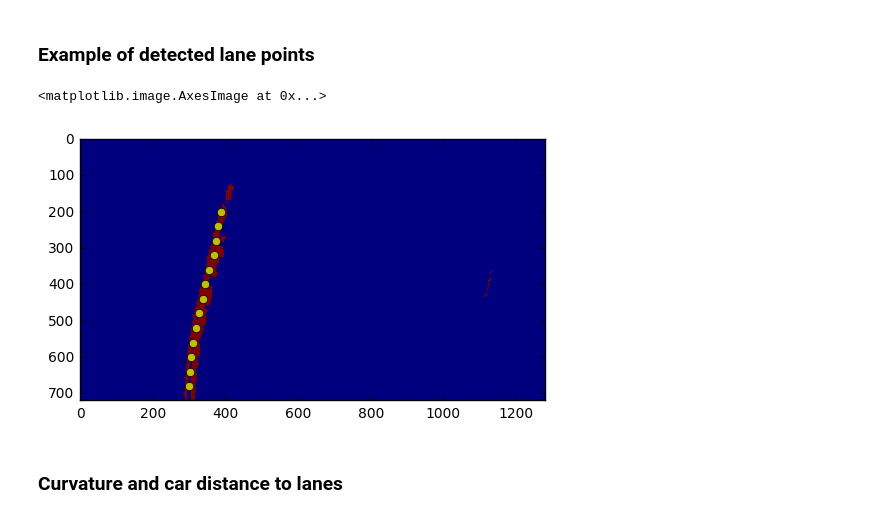
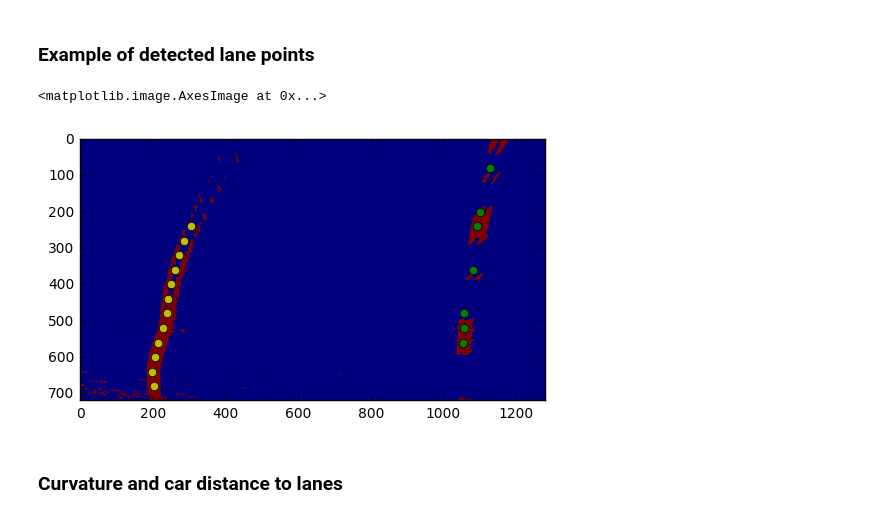
Before and after one commit to nmitsou/CarND-Advanced-Lane-Lines, a Jupyter notebook: calibrate.ipynb, the cells around one changed output. Cells and saved outputs as stored; diff of their text form; code cells hidden in the pictures.

```diff
--- a/calibrate.ipynb
+++ b/calibrate.ipynb
@@ -118,7 +119,7 @@ Done!
 An example of undistortion on an image collected while driving
 # %%
 
-image = cv2.imread('./hard2/outfile993.jpg')
+image = cv2.imread('./hard3/outfile617.jpg')
 image = cv2.cvtColor(image, cv2.COLOR_BGR2RGB)
 gs = gridspec.GridSpec(1, 2, width_ratios=[30, 30])
 
@@ -273,7 +274,7 @@ def project(image):
     h = image.shape[0]
     w = image.shape[1]
     src = np.float32([[230,695],[578,458],[704,458],[1065,695]])
-    dst = np.float32([[250,h],[250,0],[1050,0],[1050,h]])
+    dst = np.float32([[220,h],[220,0],[1060,0],[1060,h]])
 
     M = cv2.getPerspectiveTransform(src, dst)
 
@@ -285,7 +286,7 @@ def invert_project(image):
     h = image.shape[0]
     w = image.shape[1]
     src = np.float32([[230,695],[578,458],[704,458],[1065,695]])
-    dst = np.float32([[250,h],[250,0],[1050,0],[1050,h]])
+    dst = np.float32([[220,h],[220,0],[1060,0],[1060,h]])
 
     M = cv2.getPerspectiveTransform(dst, src)
 
@@ -296,9 +297,9 @@ def invert_project(image):
 # %% [markdown]
 ### Example images for perspective transformation
 # %%
-
+projected_image = project(image)
 plt.figure(figsize=(8,8))
-plot_image = np.concatenate((image, project(image)),axis=1)
+plot_image = np.concatenate((image, projected_image),axis=1)
 plt.imshow(plot_image)
 # %% [output]
 <matplotlib.image.AxesImage at 0x...>
@@ -333,7 +334,7 @@ def find_lane_points(image):
         data_x_right = []
 
         for i in indices[0]:
-            if histogram[i] > 13:
+            if histogram[i] > 8:
                 if i > 600:
                     data_x_right.append(i)
                     data_y_right.append(window_size*window_index)
@@ -344,10 +345,18 @@ def find_lane_points(image):
         if len(data_x_left) == 1:
             left_lanes_x.append(data_x_left[0])
             left_lanes_y.append(data_y_left[0])
+        if len(data_x_left) == 2:
+            if distance.euclidean((data_x_left[0], data_y_left[0]),(data_x_left[1], data_y_left[1])) < 14:
+                left_lanes_x.append(int((data_x_left[0]+data_x_left[1]) / 2))
+                left_lanes_y.append(int((data_y_left[0]+data_y_left[1]) / 2))
 
         if len(data_x_right) == 1:
             right_lanes_x.append(data_x_right[0])
             right_lanes_y.append(data_y_right[0])
+        if len(data_x_right) == 2:
+            if distance.euclidean((data_x_right[0], data_y_right[0]),(data_x_right[1], data_y_right[1])) < 14:
+                right_lanes_x.append(int((data_x_right[0]+data_x_right[1]) / 2))
+                right_lanes_y.append(int((data_y_right[0]+data_y_right[1]) / 2))
 
     return left_lanes_x, left_lanes_y, right_lanes_x, right_lanes_y
 # %% [markdown]
@@ -354,13 +364,16 @@ def find_lane_points(image):
 ### Example of detected lane points
 # %%
-left_lanes_x, left_lanes_y, right_lanes_x, right_lanes_y = find_lane_points(project(lanes_image))
+thresholded_image = threshold_image(projected_image)
+
+left_lanes_x, left_lanes_y, right_lanes_x, right_lanes_y = find_lane_points(thresholded_image)
 plt.plot(right_lanes_x, right_lanes_y, 'og')
 plt.plot(left_lanes_x, left_lanes_y, 'oy')
 
-plt.imshow(project(lanes_image))
+
+plt.imshow(thresholded_image)
 # %% [output]
 <matplotlib.image.AxesImage at 0x...>
-[figure, old version]
+[figure, new version]
 # %% [markdown]
 ### Curvature and car distance to lanes
 # %%
```
Also changed, not shown: parts of 14 cells of this notebook, 1 other file.
